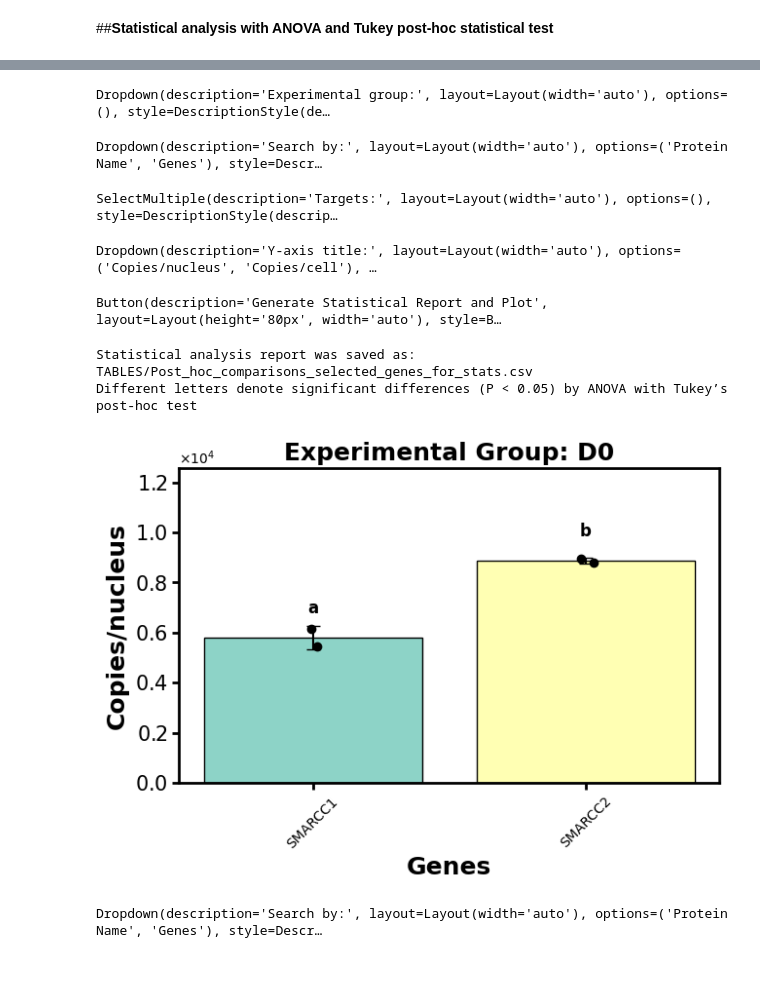
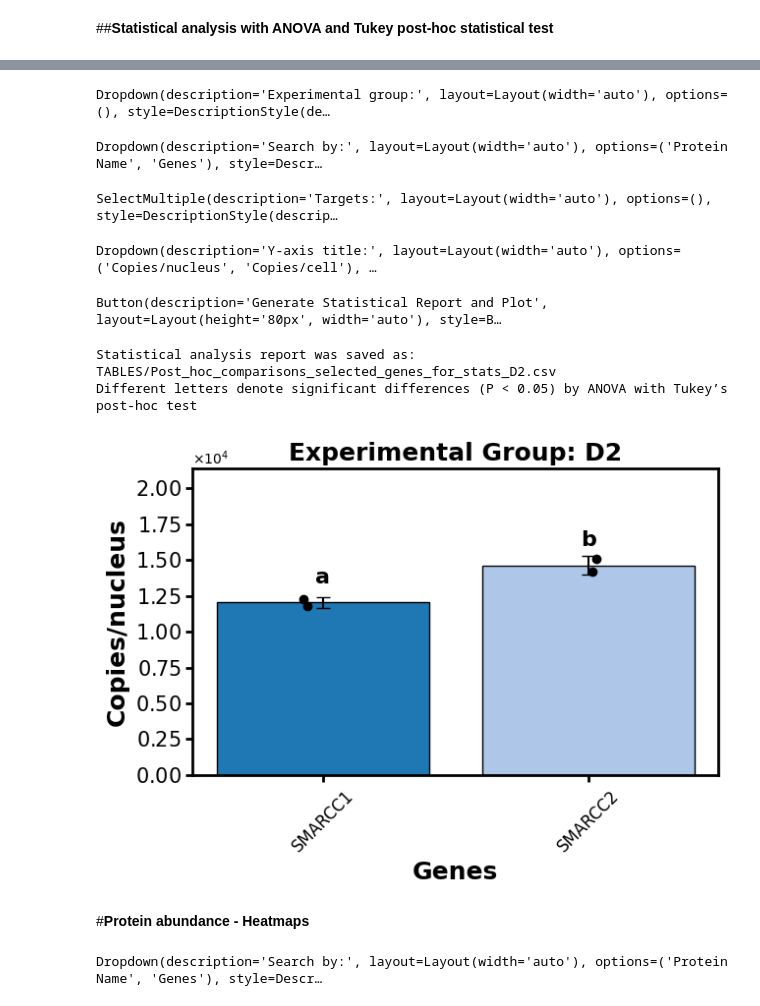
Before and after one commit to OmarArias-Gaguancela/QuickProt, a Jupyter notebook: QuickProt_PRM_Heavy_label.ipynb, the cells around one changed output, grey strips where cells are left out. Drawn from its saved outputs; the diff is of its cells as text; code cells hidden in the pictures; blank space fills up the shorter version.

```diff
--- a/QuickProt_PRM_Heavy_label.ipynb
+++ b/QuickProt_PRM_Heavy_label.ipynb
@@ -1104,6 +1220,7 @@ import ipywidgets as widgets
 import matplotlib.pyplot as plt
 import seaborn as sns
 import os
+import matplotlib.ticker as ticker
 
 plt.rcParams['font.family'] = 'DejaVu Sans'
 
@@ -1191,7 +1308,7 @@ def process_and_display_tables(b):
     plt.tick_params(axis='x', which='both', bottom=True, length=5, width=2, color='black')
     plt.tick_params(axis='y', which='both', left=True, length=5, width=2, color='black')
     plt.xticks(rotation=45, fontsize=15)
-    ax.yaxis.set_major_formatter(ScalarFormatter(useMathText=True))
+    ax.yaxis.set_major_formatter(ticker.ScalarFormatter(useMathText=True))
     ax.ticklabel_format(style='scientific', axis='y', scilimits=(0, 0))
     plt.yticks(fontsize=15)
     plt.legend(title='Target Name', fontsize=8, title_fontsize='8', loc='upper left', bbox_to_anchor=(1, 1))
@@ -1511,6 +1631,7 @@ import ipywidgets as widgets
 import matplotlib.pyplot as plt
 import seaborn as sns
 import os
+import matplotlib.ticker as ticker
 
 plt.rcParams['font.family'] = 'DejaVu Sans'
 
@@ -1556,7 +1677,7 @@ def update_experimental_group_options():
     df = pd.read_csv(file_path)
 
     options = df['Experimental groups'].str.strip().unique().tolist()
-    experimental_group_input.options = options
+    experimental_group_input.options = sorted(options)
 
 def update_target_options(change):
     file_path = 'TABLES/Absolute_quantitative_parameters.csv'
@@ -1567,7 +1688,7 @@ def update_target_options(change):
     else:
         options = df['Genes'].str.strip().unique().tolist()
 
-    group_names_input.options = options
+    group_names_input.options = sorted(options)
     group_names_input.visible = True
 
 search_by_dropdown.observe(update_target_options, names='value')
@@ -1597,7 +1718,7 @@ def process_and_display_tables(b):
     pivot_table = pivot_table.apply(lambda x: pd.Series(x.dropna().values))
     pivot_table.reset_index(drop=True, inplace=True)
 
-    output_file_path = f'TABLES/Pivoted_Quantitative_parameters_selected_{search_by_dropdown.value.lower()}_for_stats.csv'
+    output_file_path = f'TABLES/Pivoted_Quantitative_parameters_selected_for_stats_{experimental_group}.csv'
     pivot_table.to_csv(output_file_path, index=False)
 
     df = pd.read_csv(output_file_path)
@@ -1605,23 +1726,23 @@ def process_and_display_tables(b):
 
     tukey = pairwise_tukeyhsd(endog=df_melted['value'], groups=df_melted['treatment'], alpha=0.05)
     pairwise_comps_df = pd.DataFrame(data=tukey.summary().data[1:], columns=tukey.summary().data[0])
-    pairwise_comps_df.to_csv(f'TABLES/Post_hoc_comparisons_selected_{search_by_dropdown.value.lower()}_for_stats.csv', index=False)
+    pairwise_comps_df.to_csv(f'TABLES/Post_hoc_comparisons_selected_genes_for_stats_{experimental_group}.csv', index=False)
 
-    print(f"Statistical analysis report was saved as: TABLES/Post_hoc_comparisons_selected_{search_by_dropdown.value.lower()}_for_stats.csv")
+    print(f"Statistical analysis report was saved as: TABLES/Post_hoc_comparisons_selected_genes_for_stats_{experimental_group}.csv")
     print("Different letters denote significant differences (P < 0.05) by ANOVA with Tukey’s post-hoc test")
 
     columns = df.columns.tolist()
     alpha = 0.05
     result_df = compactletterdisplay.anova_cld(df, columns, alpha)
-    result_df.to_csv(f'TABLES/Post_hoc_compact_letter_display_selected_{search_by_dropdown.value.lower()}_for_stats.csv', index=False)
+    result_df.to_csv(f'TABLES/Post_hoc_compact_letter_display_selected_for_stats_{experimental_group}.csv', index=False)
 
-    pivoted_file_path = f'TABLES/Pivoted_Quantitative_parameters_selected_{search_by_dropdown.value.lower()}_for_stats.csv'
+    pivoted_file_path = f'TABLES/Pivoted_Quantitative_parameters_selected_for_stats_{experimental_group}.csv'
     df = pd.read_csv(pivoted_file_path)
     df = df.T
     df.columns.name = None
     df.index.name = search_by_dropdown.value
 
-    cld_file_path = f'TABLES/Post_hoc_compact_letter_display_selected_{search_by_dropdown.value.lower()}_for_stats.csv'
+    cld_file_path = f'TABLES/Post_hoc_compact_letter_display_selected_for_stats_{experimental_group}.csv'
     cld_df = pd.read_csv(cld_file_path)
 
     medians = df.median(axis=1)
@@ -1630,7 +1751,7 @@ def process_and_display_tables(b):
     fig, ax = plt.subplots()
 
     groups = df.index
-    colors = sns.color_palette('Set3', len(groups))
+    colors = sns.color_palette('tab20', len(groups))
 
     bars = ax.bar(medians.index, medians.values, yerr=std_devs.values, capsize=5, color=colors, edgecolor='black')
 
@@ -1643,41 +1764,43 @@ def process_and_display_tables(b):
         height = bar.get_height()
         group_name = medians.index[i]
         cld = cld_df.loc[cld_df['Group'] == group_name, 'CLD'].values[0]
-        ax.text(bar.get_x() + bar.get_width() / 2, height + offset, cld, ha='center', va='bottom', color='black', fontsize=12, fontweight='bold')
+        ax.text(bar.get_x() + bar.get_width() / 2, height + offset, cld, ha='center', va='bottom', color='black', fontsize=16, fontweight='bold')
 
     ax.set_title(f'Experimental Group: {experimental_group}', fontweight='bold', fontsize=18)
     ax.set_xlabel(search_by_dropdown.value, fontsize=18, fontweight='bold')
     ax.set_ylabel(y_axis_title_dropdown.value, fontsize=18, fontweight='bold')
-    ax.yaxis.set_major_formatter(ScalarFormatter(useMathText=True))
+    ax.yaxis.set_major_formatter(ticker.ScalarFormatter(useMathText=True))
     ax.ticklabel_format(style='scientific', axis='y', scilimits=(0,0))
     plt.tick_params(axis='x', which='both', bottom=True, length=5, width=2, color='black')
     plt.tick_params(axis='y', which='both', left=True, length=5, width=2, color='black')
-    plt.xticks(rotation=45, fontsize=10)
+    plt.xticks(rotation=45, fontsize=12)
     plt.yticks(fontsize=15)
     plt.tight_layout()
 
     ax1 = plt.gca()
     for spine in ax1.spines.values():
         spine.set_linewidth(2)
         spine.set_color("k")
 
     ax.margins(y=0.4)
-    fig.savefig('PLOTS/Abundance_barplot_selected_group_with_stats_post_hoc.tiff', dpi=300, bbox_inches='tight')
+    fig.savefig(f'PLOTS/Abundance_barplot_selected_group_with_stats_post_hoc_{experimental_group}_{targets}.tiff', dpi=300, bbox_inches='tight')
     plt.show()
 
 button.on_click(process_and_display_tables)
 display(experimental_group_input, search_by_dropdown, group_names_input, y_axis_title_dropdown, button)
 
 update_experimental_group_options()
 # %% [output]
 Dropdown(description='Experimental group:', layout=Layout(width='auto'), options=(), style=DescriptionStyle(de…
 Dropdown(description='Search by:', layout=Layout(width='auto'), options=('Protein Name', 'Genes'), style=Descr…
 SelectMultiple(description='Targets:', layout=Layout(width='auto'), options=(), style=DescriptionStyle(descrip…
 Dropdown(description='Y-axis title:', layout=Layout(width='auto'), options=('Copies/nucleus', 'Copies/cell'), …
 Button(description='Generate Statistical Report and Plot', layout=Layout(height='80px', width='auto'), style=B…
-Statistical analysis report was saved as: TABLES/Post_hoc_comparisons_selected_genes_for_stats.csv
+Statistical analysis report was saved as: TABLES/Post_hoc_comparisons_selected_genes_for_stats_D2.csv
 Different letters denote significant differences (P < 0.05) by ANOVA with Tukey’s post-hoc test
-[figure, old version]
+[figure, new version]
+# %% [markdown]
+#**Protein abundance - Heatmaps**
 # %%
 #@title **Heatmap with no clustering for target protein/gene per experimental group**
 #@markdown - Abundance values are subjected to log2 normalization methods
```
Also changed, not shown: parts of 12 cells of this notebook.
